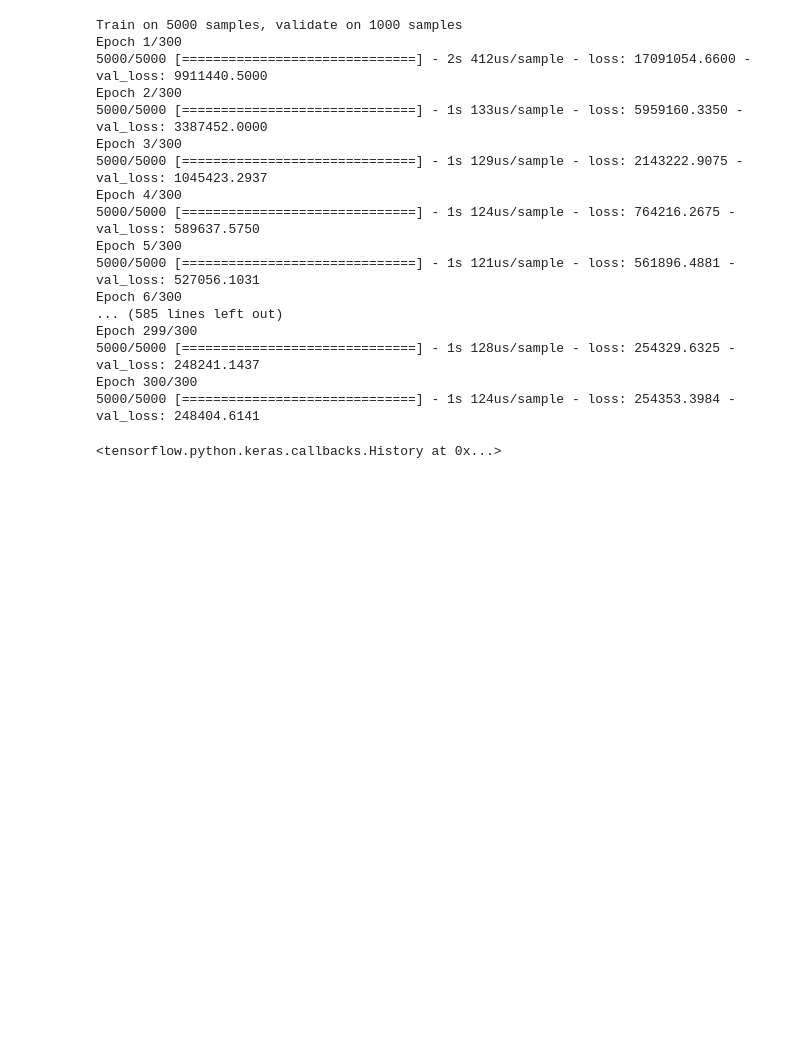
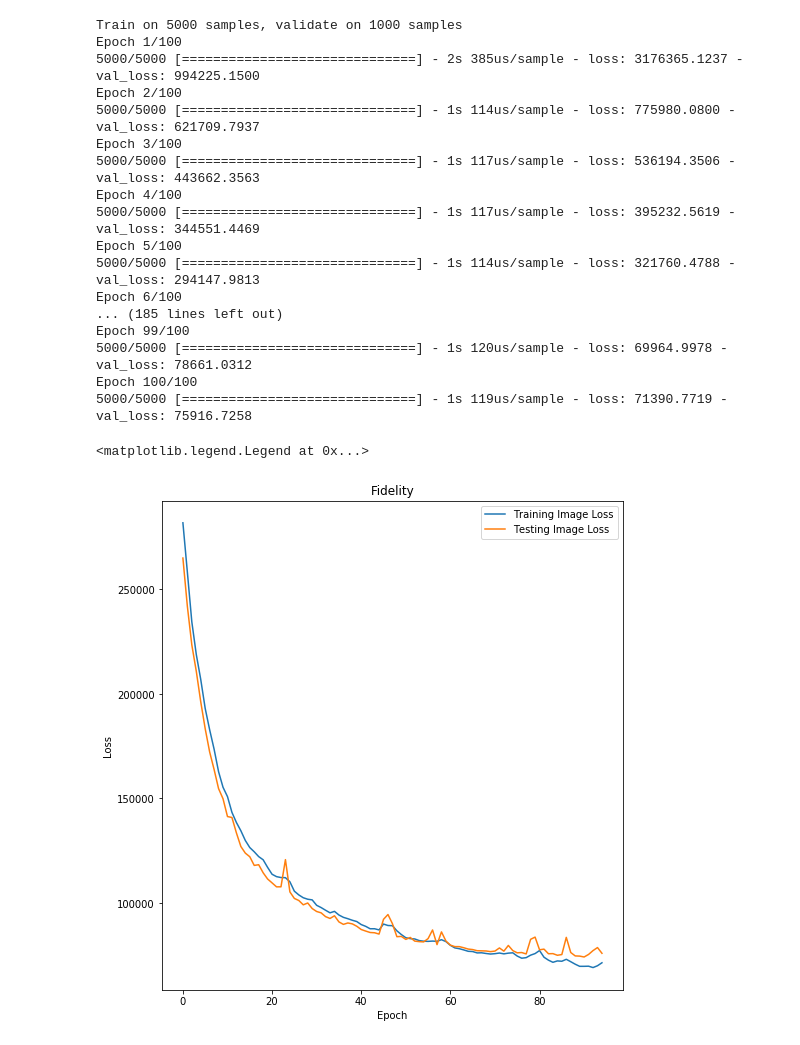
Before and after one commit to conwayjw97/Image-Colourisation-with-Deep-Learning, a Jupyter notebook: src/CVAECifar10.ipynb, the cells around one changed output. Saved outputs shown, nothing was run; the diff lists cells and outputs as text; code cells hidden in the pictures; blank space fills up the shorter version.

```diff
--- a/src/CVAECifar10.ipynb
+++ b/src/CVAECifar10.ipynb
@@ -176,36 +176,38 @@ Trainable params: 583,129
 Non-trainable params: 0
 __________________________________________________________________________________________________
 # %%
-history = vae.fit([train_yuv, train_y], shuffle=True, epochs=EPOCHS, batch_size=BATCH_SIZE, validation_data=([test_yuv, test_y], None))
+history = vae.fit([train_yuv, train_y], shuffle=False, epochs=EPOCHS, batch_size=BATCH_SIZE, validation_data=([test_yuv, test_y], None))
 # %% [output]
 Train on 5000 samples, validate on 1000 samples
-Epoch 1/300
-5000/5000 [==============================] - 2s 412us/sample - loss: 17091054.6600 - val_loss: 9911440.5000
-Epoch 2/300
-5000/5000 [==============================] - 1s 133us/sample - loss: 5959160.3350 - val_loss: 3387452.0000
-Epoch 3/300
-5000/5000 [==============================] - 1s 129us/sample - loss: 2143222.9075 - val_loss: 1045423.2937
-Epoch 4/300
-5000/5000 [==============================] - 1s 124us/sample - loss: 764216.2675 - val_loss: 589637.5750
-Epoch 5/300
-5000/5000 [==============================] - 1s 121us/sample - loss: 561896.4881 - val_loss: 527056.1031
-Epoch 6/300
-... (585 lines left out)
-Epoch 299/300
-5000/5000 [==============================] - 1s 128us/sample - loss: 254329.6325 - val_loss: 248241.1437
-Epoch 300/300
-5000/5000 [==============================] - 1s 124us/sample - loss: 254353.3984 - val_loss: 248404.6141
+Epoch 1/100
+5000/5000 [==============================] - 2s 385us/sample - loss: 3176365.1237 - val_loss: 994225.1500
+Epoch 2/100
+5000/5000 [==============================] - 1s 114us/sample - loss: 775980.0800 - val_loss: 621709.7937
+Epoch 3/100
+5000/5000 [==============================] - 1s 117us/sample - loss: 536194.3506 - val_loss: 443662.3563
+Epoch 4/100
+5000/5000 [==============================] - 1s 117us/sample - loss: 395232.5619 - val_loss: 344551.4469
+Epoch 5/100
+5000/5000 [==============================] - 1s 114us/sample - loss: 321760.4788 - val_loss: 294147.9813
+Epoch 6/100
+... (185 lines left out)
+Epoch 99/100
+5000/5000 [==============================] - 1s 120us/sample - loss: 69964.9978 - val_loss: 78661.0312
+Epoch 100/100
+5000/5000 [==============================] - 1s 119us/sample - loss: 71390.7719 - val_loss: 75916.7258
-<tensorflow.python.keras.callbacks.History at 0x...>
 # %%
 fig = plt.figure(figsize=(38, 9))
 
 fig.add_subplot(1,4,1)
 plt.title("Fidelity")
-plt.plot(history.history["loss"][:], label="Training Image Loss")
-plt.plot(history.history["val_loss"][:], label="Testing Image Loss")
+plt.plot(history.history["loss"][5:], label="Training Image Loss")
+plt.plot(history.history["val_loss"][5:], label="Testing Image Loss")
 plt.xlabel('Epoch')
 plt.ylabel('Loss')
 plt.legend()
+# %% [output]
+<matplotlib.legend.Legend at 0x...>
+[figure, added]
 # %%
 result = vae.predict([train_yuv, train_y])
 # result = np.zeros((train_y.shape[0], 32, 32, 3))
```
Also changed, not shown: parts of 6 cells of this notebook.
